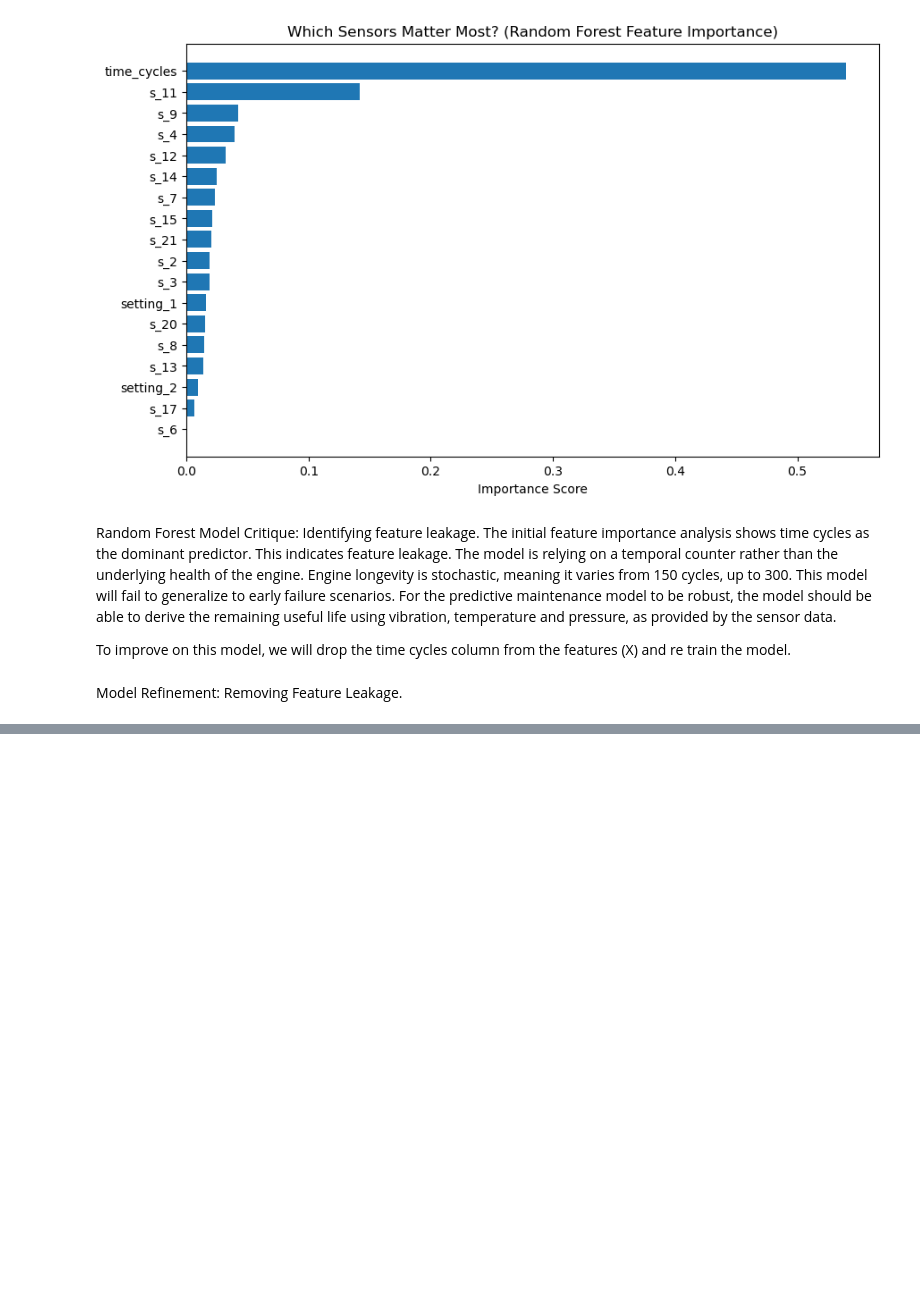
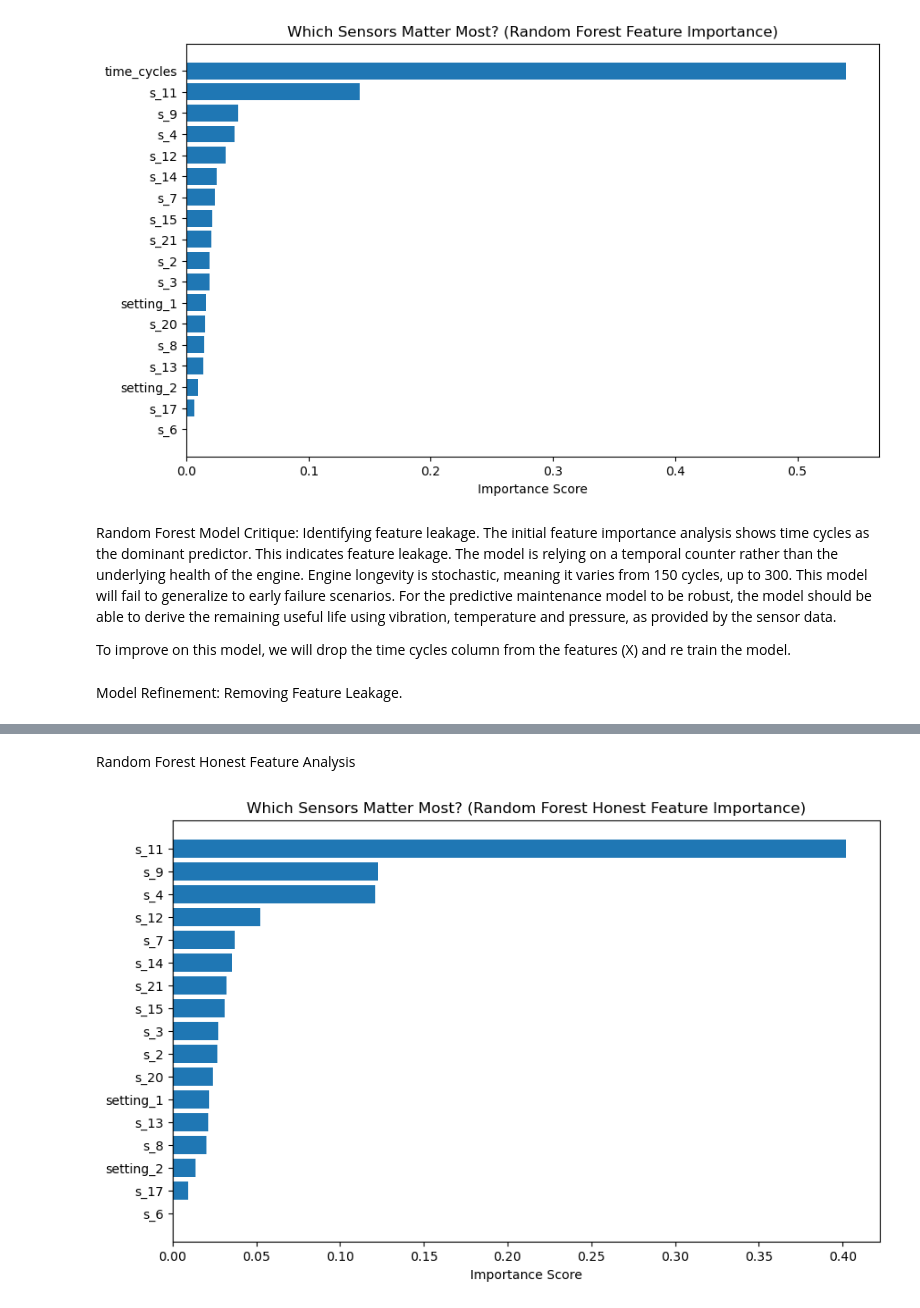
Before and after one commit to JayParekh-MechAI/Turbofan-Predictive-Maintenance, a Jupyter notebook: notebooks/analysis.ipynb, the cells around one changed output, grey strips where cells are left out. Cells and saved outputs as stored; diff of their text form; code cells hidden in the pictures; blank space fills up the shorter version.

```diff
--- a/notebooks/analysis.ipynb
+++ b/notebooks/analysis.ipynb
@@ -388,0 +433,20 @@ X_train_h, X_test_h, y_train_h, y_test_h = train_test_split(
+# %% [markdown]
+Random Forest Honest Feature Analysis
+# %%
+# Get importance levels from the model
+importances = rf_honest.feature_importances_
+feature_names = X_honest.columns
+
+# Create a dataframe for easy plotting
+feature_importance_df = pd.DataFrame({'Feature': feature_names, 'Importance': importances})
+feature_importance_df = feature_importance_df.sort_values(by='Importance', ascending=False)
+
+# Plot it
+plt.figure(figsize=(10, 6))
+plt.barh(feature_importance_df['Feature'], feature_importance_df['Importance'])
+plt.gca().invert_yaxis()
+plt.title('Which Sensors Matter Most? (Random Forest Honest Feature Importance)')
+plt.xlabel('Importance Score')
+plt.show()
+# %% [output]
+[figure, added]
```
Also changed, not shown: parts of 9 cells of this notebook.
